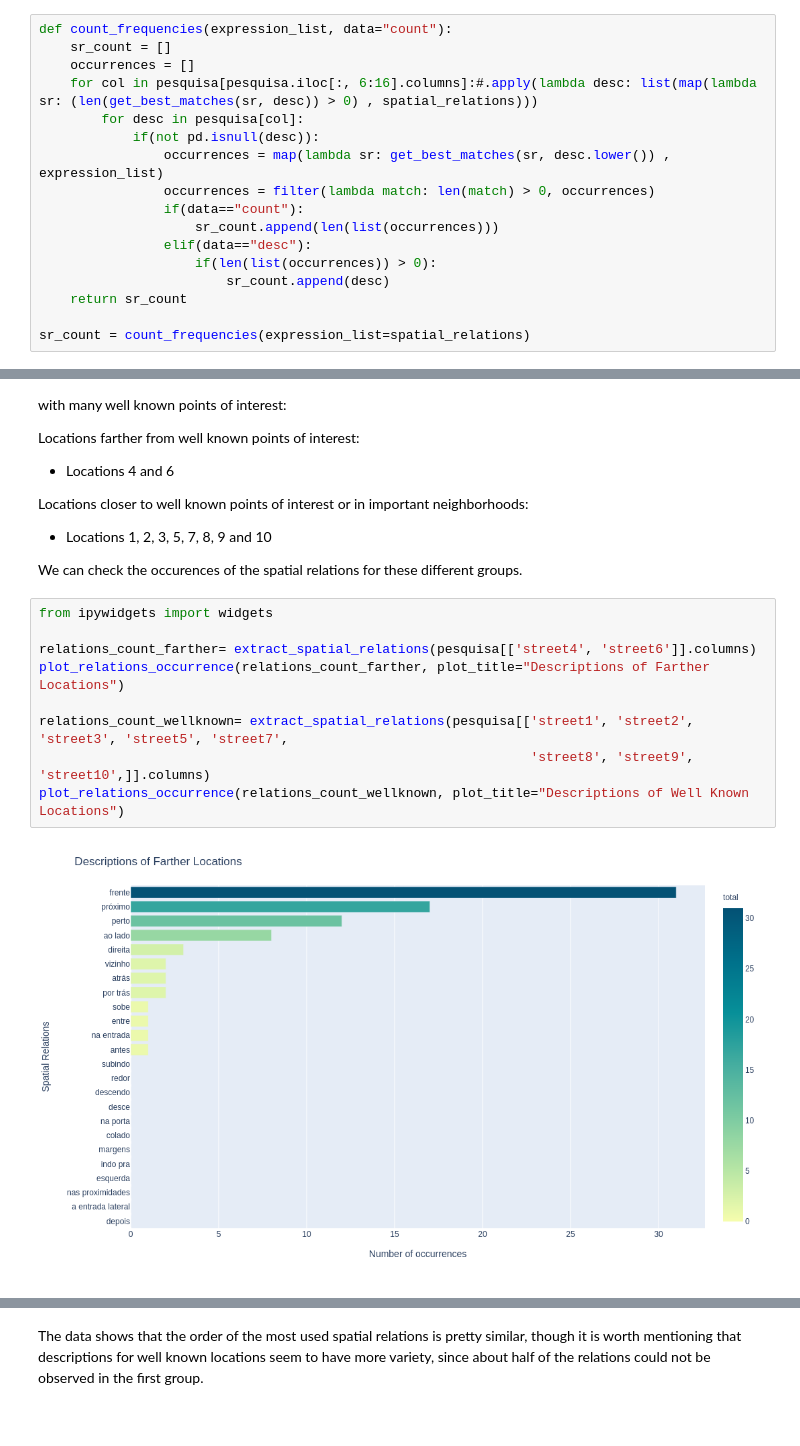
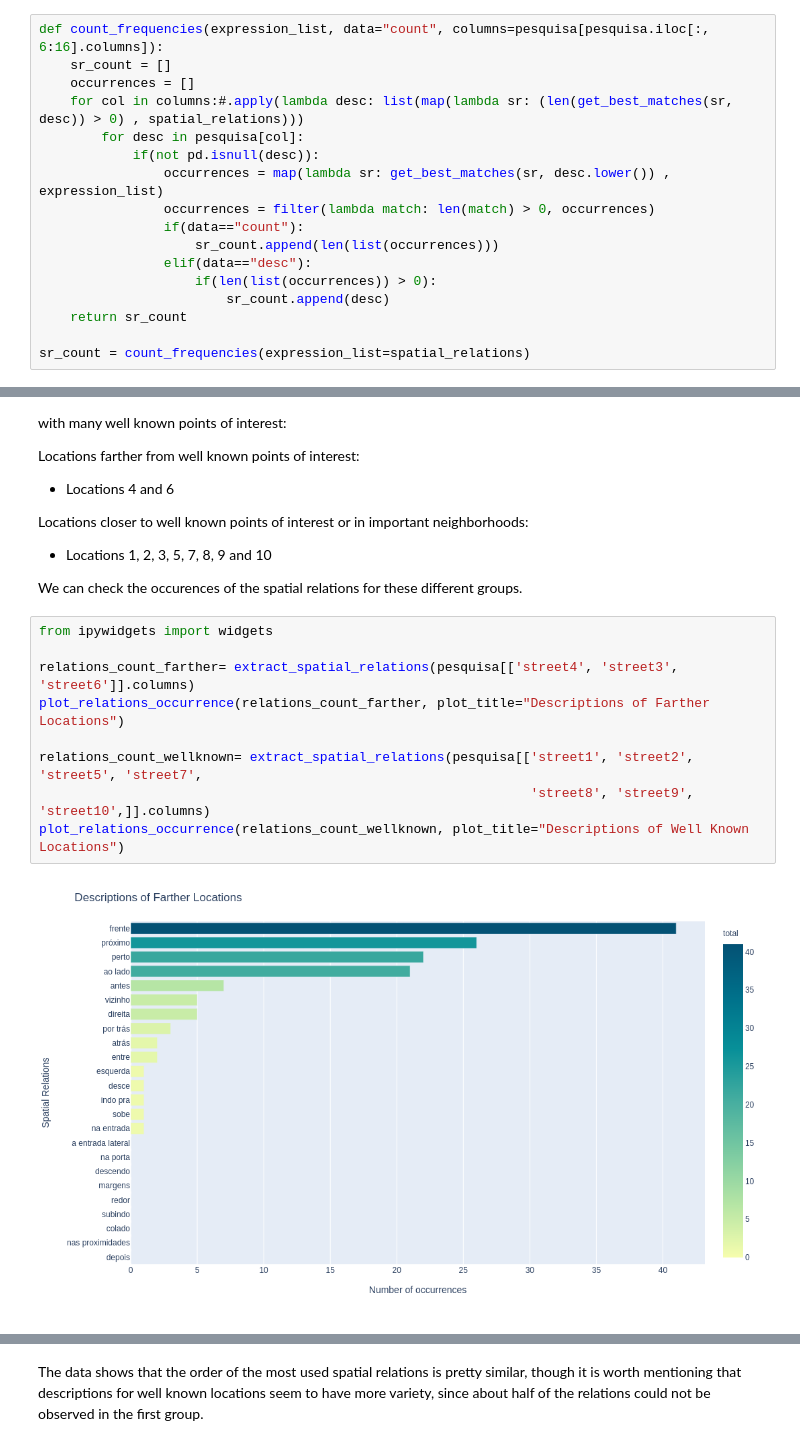
Before and after one commit to jslucassf/place-description-eda, a Jupyter notebook: place_description_eda.ipynb, the cells around one changed output, grey strips where cells are left out. Drawn from its saved outputs; the diff is of its cells as text.

```diff
--- a/place_description_eda.ipynb
+++ b/place_description_eda.ipynb
@@ -83,10 +85,10 @@ spatial_relations = [
 #    "depois"
 #]
 # %%
-def count_frequencies(expression_list, data="count"):
+def count_frequencies(expression_list, data="count", columns=pesquisa[pesquisa.iloc[:, 6:16].columns]):
     sr_count = []
     occurrences = []
-    for col in pesquisa[pesquisa.iloc[:, 6:16].columns]:#.apply(lambda desc: list(map(lambda sr: (len(get_best_matches(sr, desc)) > 0) , spatial_relations)))
+    for col in columns:#.apply(lambda desc: list(map(lambda sr: (len(get_best_matches(sr, desc)) > 0) , spatial_relations)))
         for desc in pesquisa[col]:
             if(not pd.isnull(desc)):
                 occurrences = map(lambda sr: get_best_matches(sr, desc.lower()) , expression_list)
@@ -177,11 +196,11 @@ We can check the occurences of the spatial relations for these different groups.
 # %%
 from ipywidgets import widgets
 
-relations_count_farther= extract_spatial_relations(pesquisa[['street4', 'street6']].columns)
+relations_count_farther= extract_spatial_relations(pesquisa[['street4', 'street3', 'street6']].columns)
 plot_relations_occurrence(relations_count_farther, plot_title="Descriptions of Farther Locations")
 
-relations_count_wellknown= extract_spatial_relations(pesquisa[['street1', 'street2', 'street3', 'street5', 'street7',
+relations_count_wellknown= extract_spatial_relations(pesquisa[['street1', 'street2', 'street5', 'street7',
                                                                'street8', 'street9', 'street10',]].columns)
 plot_relations_occurrence(relations_count_wellknown, plot_title="Descriptions of Well Known Locations")
 # %% [output]
-[figure, old version]
+[figure, new version]
```
Also changed, not shown: parts of 21 cells of this notebook.
